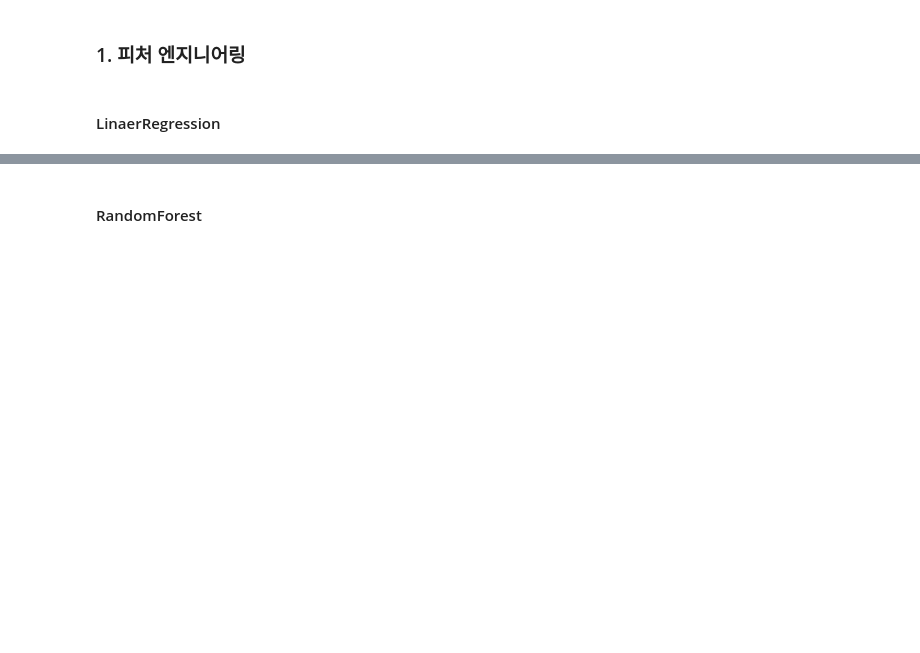
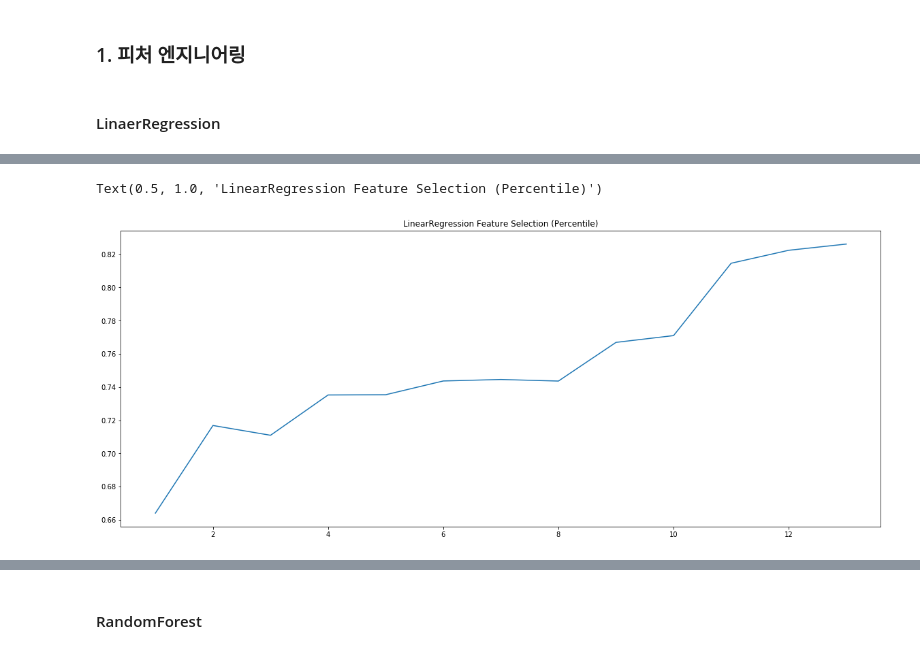
Before and after one commit to nitz0211/boston_housing, a Jupyter notebook: predictive modeling.ipynb, the cells around one changed output, grey strips where cells are left out. Drawn from its saved outputs; the diff is of its cells as text; code cells hidden in the pictures; blank space fills up the shorter version.

```diff
--- a/predictive modeling.ipynb
+++ b/predictive modeling.ipynb
@@ -207,2 +217,9 @@ print('best_score: {}'.format(np.max(scores)))
 n_features: 13
 best_score: 0.8261641691260689
+# %%
+plt.figure(figsize=(20, 8))
+plt.plot(n_features, scores)
+plt.title("LinearRegression Feature Selection (Percentile)")
+# %% [output]
+Text(0.5, 1.0, 'LinearRegression Feature Selection (Percentile)')
+[figure, added]
```
Also changed, not shown: parts of 27 cells of this notebook, 4 other files.
